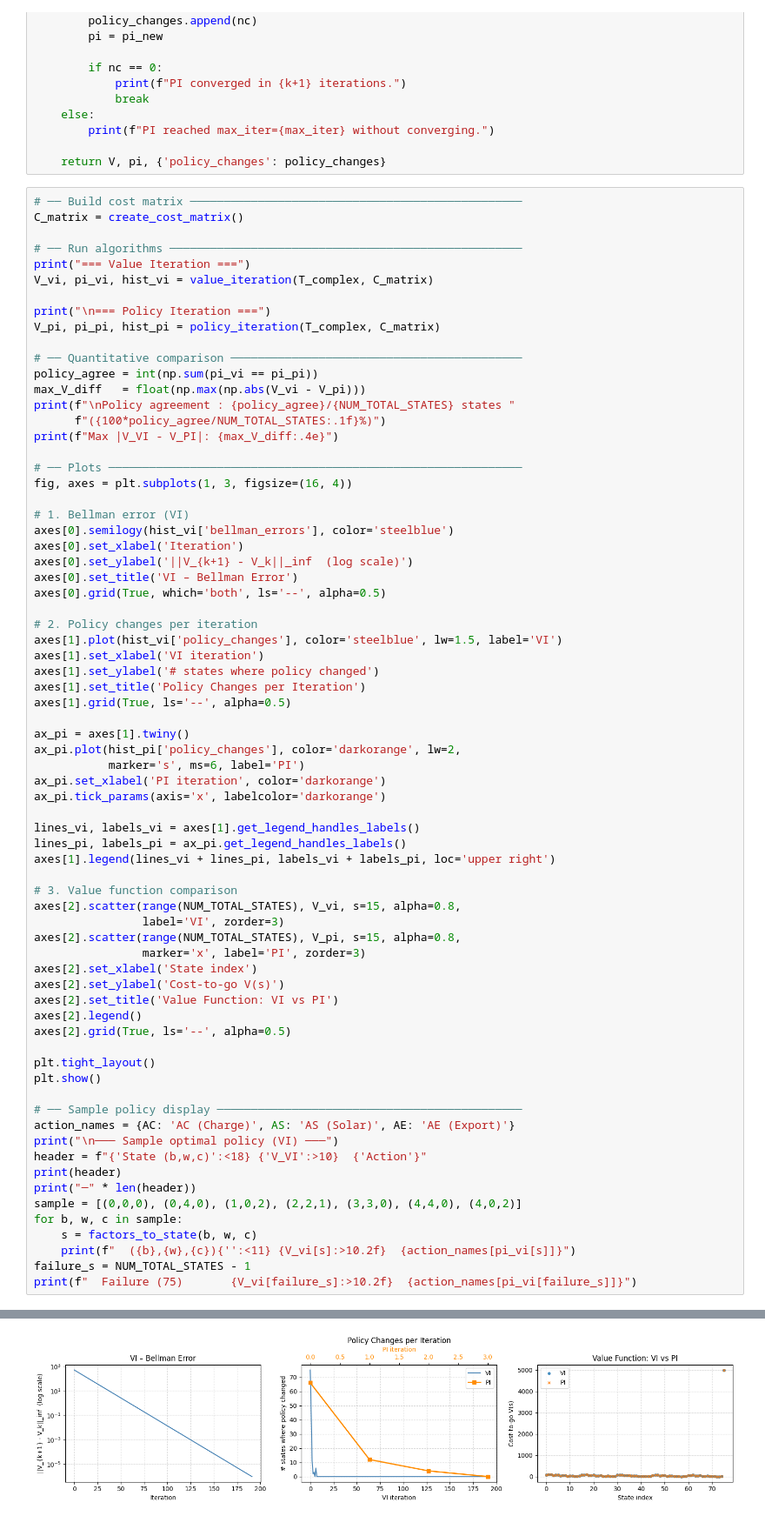
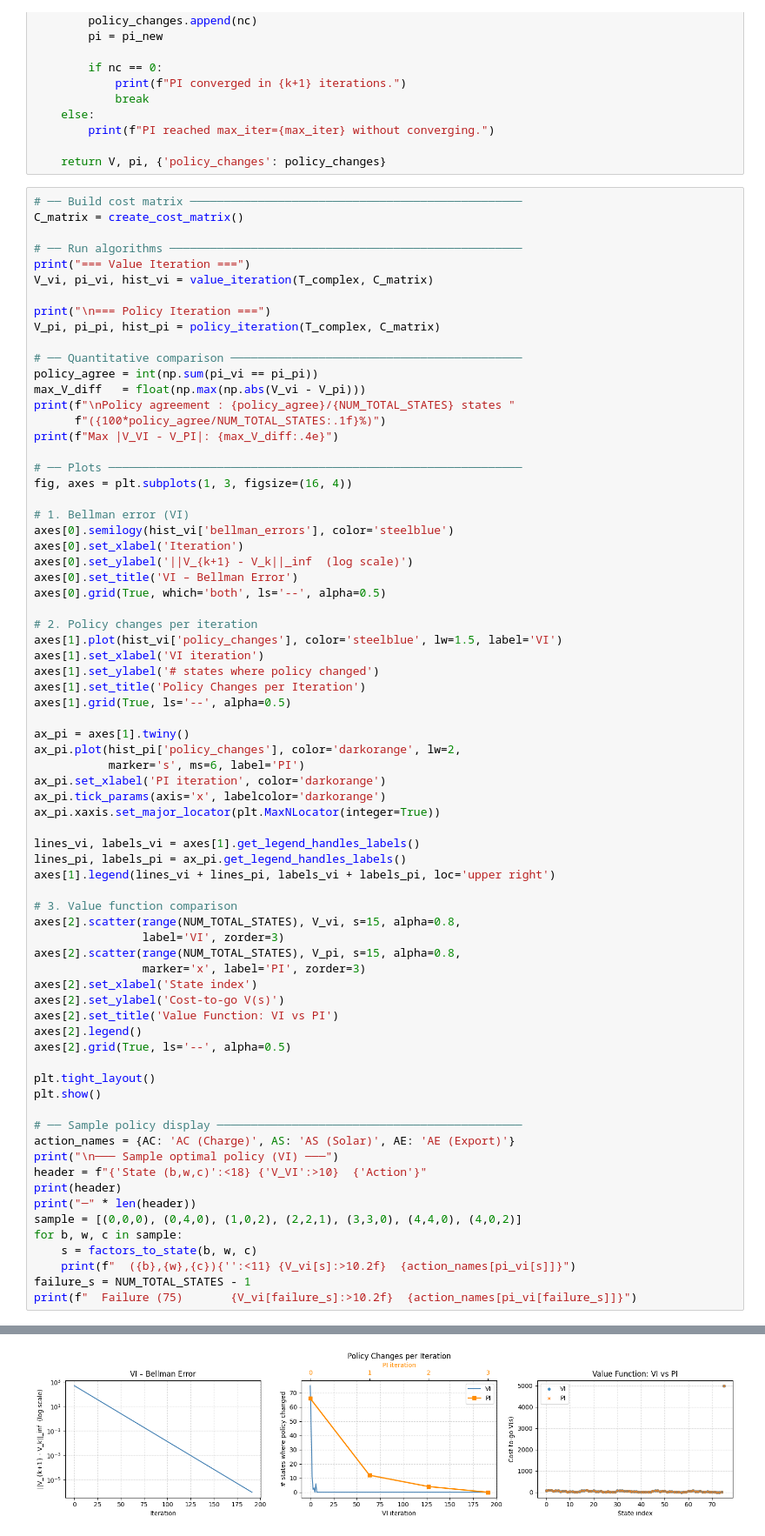
Before and after one commit to FranciscoRedondo29/PADI, a Jupyter notebook: lab2/lab-2.ipynb, the cells around one changed output, grey strips where cells are left out. Shown at 87% size. Saved outputs shown, nothing was run; the diff lists cells and outputs as text.

Commit message:
Change PI iteration axis to only integers

```diff
--- a/lab2/lab-2.ipynb
+++ b/lab2/lab-2.ipynb
@@ -435,6 +435,7 @@ ax_pi.plot(hist_pi['policy_changes'], color='darkorange', lw=2,
            marker='s', ms=6, label='PI')
 ax_pi.set_xlabel('PI iteration', color='darkorange')
 ax_pi.tick_params(axis='x', labelcolor='darkorange')
+ax_pi.xaxis.set_major_locator(plt.MaxNLocator(integer=True))
 
 lines_vi, labels_vi = axes[1].get_legend_handles_labels()
 lines_pi, labels_pi = ax_pi.get_legend_handles_labels()
@@ -448,34 +449,34 @@ axes[2].scatter(range(NUM_TOTAL_STATES), V_pi, s=15, alpha=0.8,
 axes[2].set_xlabel('State index')
 axes[2].set_ylabel('Cost-to-go V(s)')
 axes[2].set_title('Value Function: VI vs PI')
 axes[2].legend()
 axes[2].grid(True, ls='--', alpha=0.5)
 
 plt.tight_layout()
 plt.show()
 
 # ── Sample policy display ─────────────────────────────────────────────
 action_names = {AC: 'AC (Charge)', AS: 'AS (Solar)', AE: 'AE (Export)'}
 print("\n─── Sample optimal policy (VI) ───")
 header = f"{'State (b,w,c)':<18} {'V_VI':>10}  {'Action'}"
 print(header)
 print("─" * len(header))
 sample = [(0,0,0), (0,4,0), (1,0,2), (2,2,1), (3,3,0), (4,4,0), (4,0,2)]
 for b, w, c in sample:
     s = factors_to_state(b, w, c)
     print(f"  ({b},{w},{c}){'':<11} {V_vi[s]:>10.2f}  {action_names[pi_vi[s]]}")
 failure_s = NUM_TOTAL_STATES - 1
 print(f"  Failure (75)       {V_vi[failure_s]:>10.2f}  {action_names[pi_vi[failure_s]]}")
 # %% [output]
 === Value Iteration ===
 VI converged in 192 iterations  (Bellman error = 9.11e-07)
 
 === Policy Iteration ===
 PI converged in 4 iterations.
 
 Policy agreement : 76/76 states (100.0%)
 Max |V_VI - V_PI|: 8.1947e-06
-[figure, old version]
+[figure, new version]
 ─── Sample optimal policy (VI) ───
 State (b,w,c)            V_VI  Action
 ─────────────────────────────────────
```
